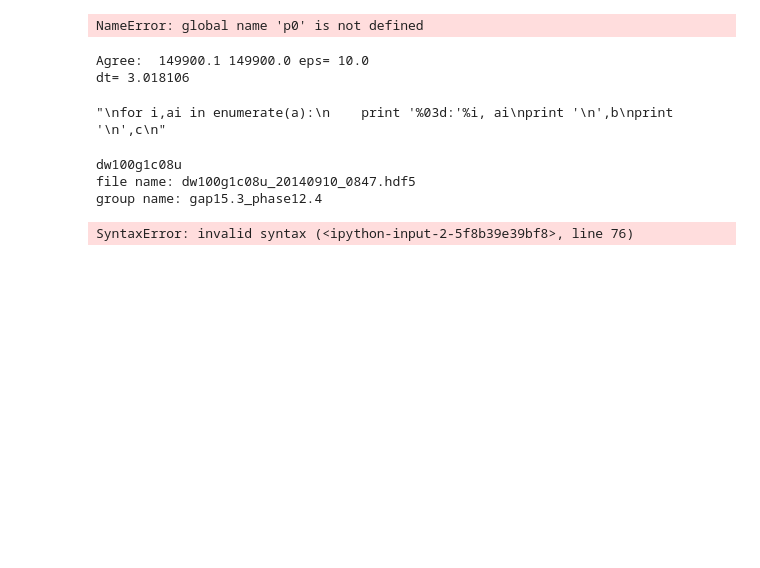
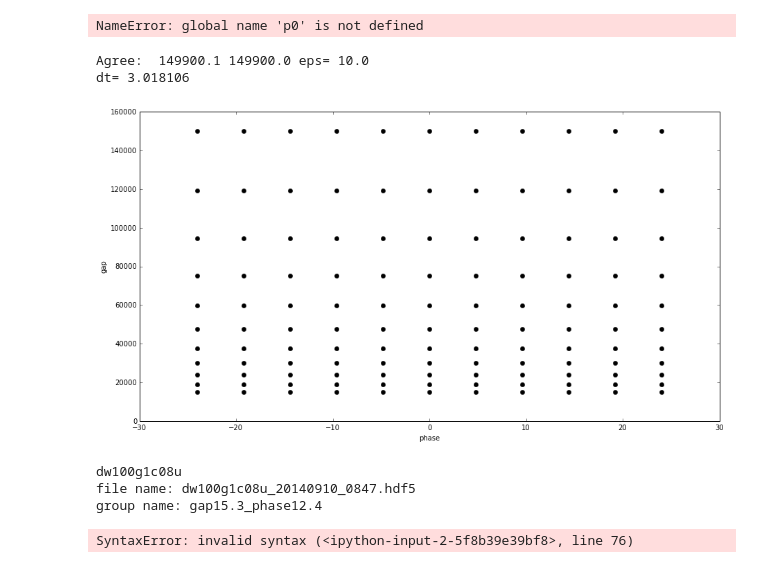
Before and after one commit to NSLS-II/aphla, a Jupyter notebook: example/ID_feed_forward_table_creation.ipynb, the cells around one changed output. Cells and saved outputs as stored; diff of their text form; code cells hidden in the pictures; blank space fills up the shorter version.

```diff
--- a/example/ID_feed_forward_table_creation.ipynb
+++ b/example/ID_feed_forward_table_creation.ipynb
@@ -135,43 +135,42 @@ def createParList(parRange):
         elif p[1] == 'log':
             vlist.append(list(np.logspace(np.log10(p[2]),np.log10(p[3]),int(p[4]))))
         else:
             raise RuntimeError('unknown spaced pattern: %s'%p[1])
         tlist.append(p[5])
     valueList = itertools.product(*vlist)
     parList = []
     for v in valueList:
         tmp = []
         for i,n in enumerate(nlist):
             tmp.append([n,v[i],tlist[i]])
         parList.append(tmp)
     valueList = itertools.product(*vlist)
     table = np.array([vi for vi in valueList])
 
     return parList, nlist, table
 
 # --- test ---
 #gapMin,gapMax,gapStep = 15000,150000,11
-gapMin,gapMax,gapStep = 145000,150000,11
+gapMin,gapMax,gapStep = 15000,150000,11
 phaseMin,phaseMax,phaseStep = -24,24,11
-#parRange =[['phase','linear',phaseMax,phaseMin,phaseStep,0.1],
-#           ['gap','log',gapMin,gapMax,gapStep,0.1]]
-parRange =[['gap','log',gapMin,gapMax,gapStep, 10.0],]
+parRange =[['phase','linear',phaseMax,phaseMin,phaseStep,0.1],
+           ['gap','log',gapMin,gapMax,gapStep,0.1]]
+#parRange =[['gap','log',gapMin,gapMax,gapStep, 10.0],]
 a,b,c = createParList(parRange)
 
 '''
 for i,ai in enumerate(a):
     print '%03d:'%i, ai
 print '\n',b
 print '\n',c
 '''
 
-#for ci in c:
-#   #plt.plot([phaseMax,phaseMin],[ci[0],ci[0]],'r')
-#    #plt.plot([ci[1],ci[1]],[gapMin,gapMax],'b')
-#    plt.plot(ci[1],ci[0],'ko')
-#plt.ylabel('phase')
-#plt.xlabel('gap')
-#plt.show()
+plt.figure(figsize=(15,8))
+for ci in c:
+    plt.plot(ci[0],ci[1],'ko')
+plt.xlabel('phase')
+plt.ylabel('gap')
+plt.show()
 # %% [output]
-"\nfor i,ai in enumerate(a):\n    print '%03d:'%i, ai\nprint '\n',b\nprint '\n',c\n"
+[figure, added]
 # %%
```
Also changed, not shown: parts of 2 cells of this notebook.
